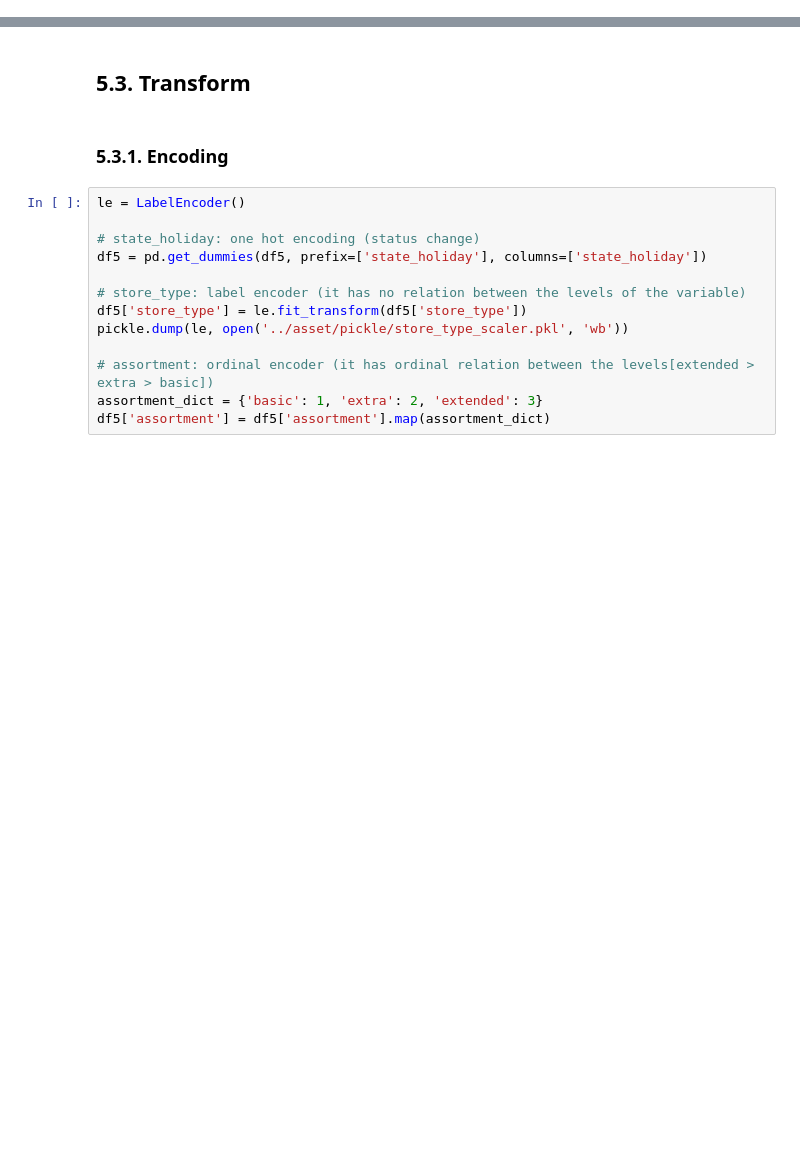
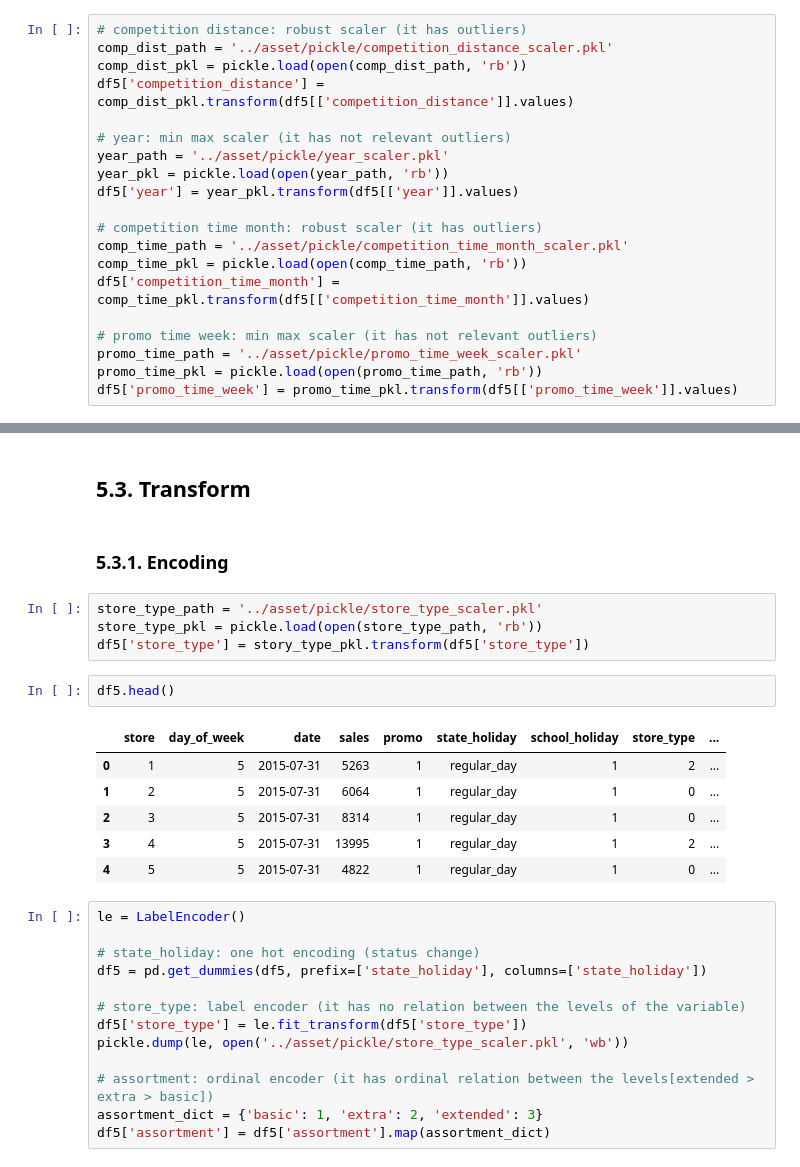
Before and after one commit to daSpinelli/Rossmann-Sales-Prediction, a Jupyter notebook: rossmann_sales_predict/notebooks/m10_v01_store_sales_prediction.ipynb, the cells around one changed output, grey strips where cells are left out. Cells and saved outputs as stored; diff of their text form; blank space fills up the shorter version.

```diff
--- a/rossmann_sales_predict/notebooks/m10_v01_store_sales_prediction.ipynb
+++ b/rossmann_sales_predict/notebooks/m10_v01_store_sales_prediction.ipynb
@@ -1014,3 +989,23 @@ As the numerical attributes are not normal, it was defined that will not be need
+# %%
+# competition distance: robust scaler (it has outliers)
+comp_dist_path = '../asset/pickle/competition_distance_scaler.pkl'
+comp_dist_pkl = pickle.load(open(comp_dist_path, 'rb'))
+df5['competition_distance'] = comp_dist_pkl.transform(df5[['competition_distance']].values)
+
+# year: min max scaler (it has not relevant outliers)
+year_path = '../asset/pickle/year_scaler.pkl'
+year_pkl = pickle.load(open(year_path, 'rb'))
+df5['year'] = year_pkl.transform(df5[['year']].values)
+
+# competition time month: robust scaler (it has outliers)
+comp_time_path = '../asset/pickle/competition_time_month_scaler.pkl'
+comp_time_pkl = pickle.load(open(comp_time_path, 'rb'))
+df5['competition_time_month'] = comp_time_pkl.transform(df5[['competition_time_month']].values)
+
+# promo time week: min max scaler (it has not relevant outliers)
+promo_time_path = '../asset/pickle/promo_time_week_scaler.pkl'
+promo_time_pkl = pickle.load(open(promo_time_path, 'rb'))
+df5['promo_time_week'] = promo_time_pkl.transform(df5[['promo_time_week']].values)
 # %%
 rs = RobustScaler()
 mms = MinMaxScaler()
@@ -1034,6 +1029,19 @@ pickle.dump(mms, open('../asset/pickle/promo_time_week_scaler.pkl', 'wb'))
 ## 5.3. Transform
 # %% [markdown]
 ### 5.3.1. Encoding
+# %%
+store_type_path = '../asset/pickle/store_type_scaler.pkl'
+store_type_pkl = pickle.load(open(store_type_path, 'rb'))
+df5['store_type'] = story_type_pkl.transform(df5['store_type'])
+# %%
+df5.head()
+# %% [output]
+|  | store | day_of_week | date | sales | promo | state_holiday | school_holiday | store_type | ... |
+| 0 | 1 | 5 | 2015-07-31 | 5263 | 1 | regular_day | 1 | 2 | ... |
+| 1 | 2 | 5 | 2015-07-31 | 6064 | 1 | regular_day | 1 | 0 | ... |
+| 2 | 3 | 5 | 2015-07-31 | 8314 | 1 | regular_day | 1 | 0 | ... |
+| 3 | 4 | 5 | 2015-07-31 | 13995 | 1 | regular_day | 1 | 2 | ... |
+| 4 | 5 | 5 | 2015-07-31 | 4822 | 1 | regular_day | 1 | 0 | ... |
 # %%
 le = LabelEncoder()
 
```
Also changed, not shown: parts of 29 cells of this notebook, 6 other files.
